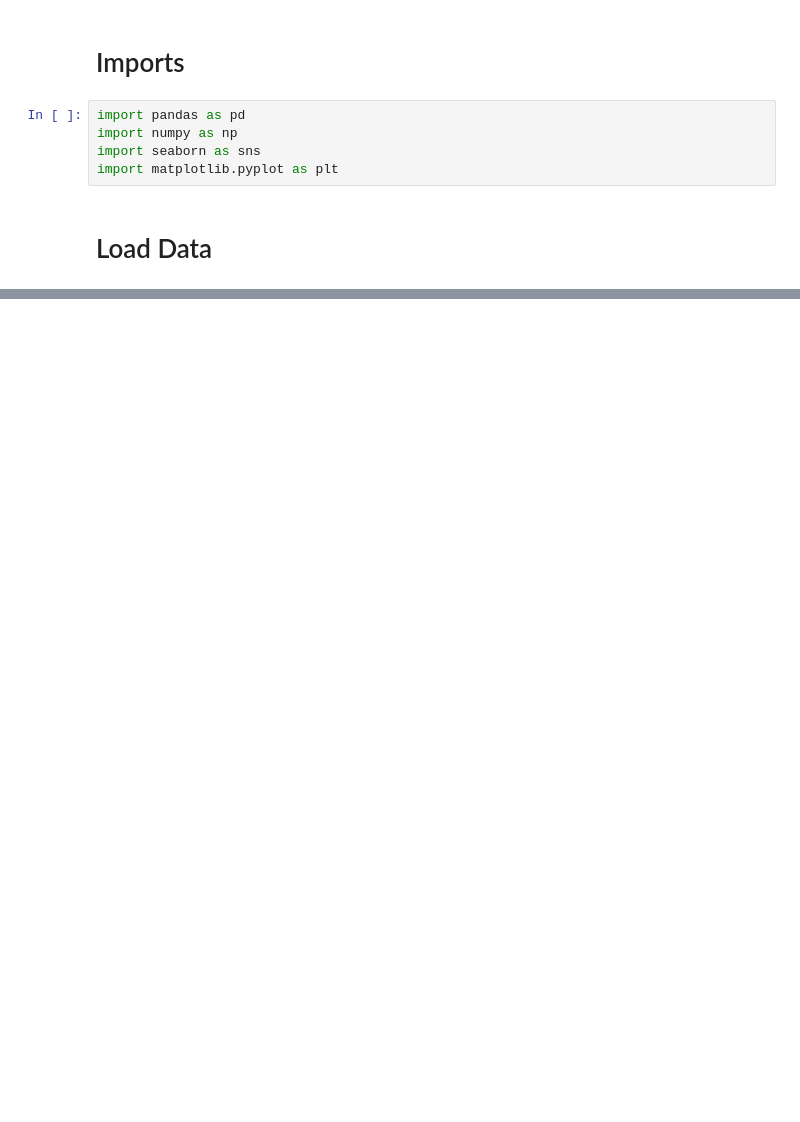
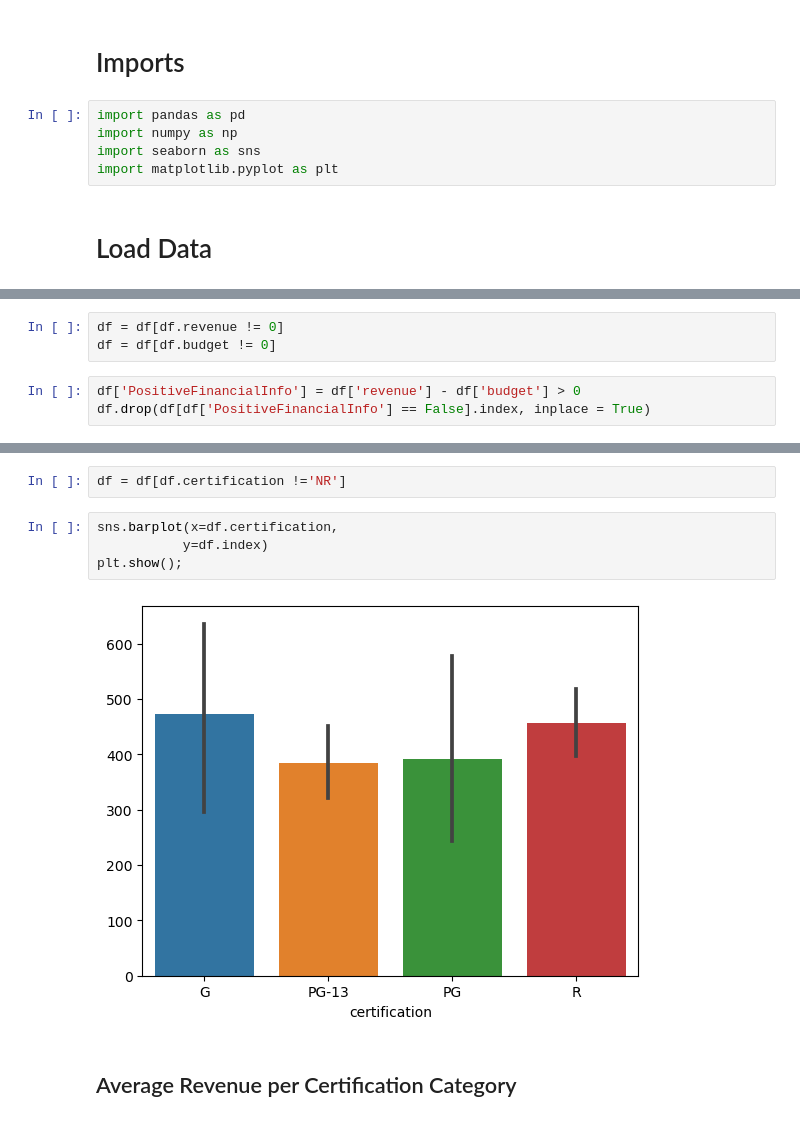
Before and after one commit to jamesbelk0/IMDB_MySQL_Database, a Jupyter notebook: Exploratory_Data_Analysis.ipynb, the cells around one changed output, grey strips where cells are left out. Saved outputs shown, nothing was run; the diff lists cells and outputs as text; blank space fills up the shorter version.

```diff
--- a/Exploratory_Data_Analysis.ipynb
+++ b/Exploratory_Data_Analysis.ipynb
@@ -18,0 +28,6 @@ year_2000
+# %%
+df = df[df.revenue != 0]
+df = df[df.budget != 0]
+# %%
+df['PositiveFinancialInfo'] = df['revenue'] - df['budget'] > 0
+df.drop(df[df['PositiveFinancialInfo'] == False].index, inplace = True)
@@ -18,0 +50,10 @@ year_2000
+# %%
+df = df[df.certification !='NR']
+# %%
+sns.barplot(x=df.certification,
+           y=df.index)
+plt.show();
+# %% [output]
+[figure, added]
+# %% [markdown]
+## Average Revenue per Certification Category
```
Also changed, not shown: parts of 12 cells of this notebook, 4 other files.
